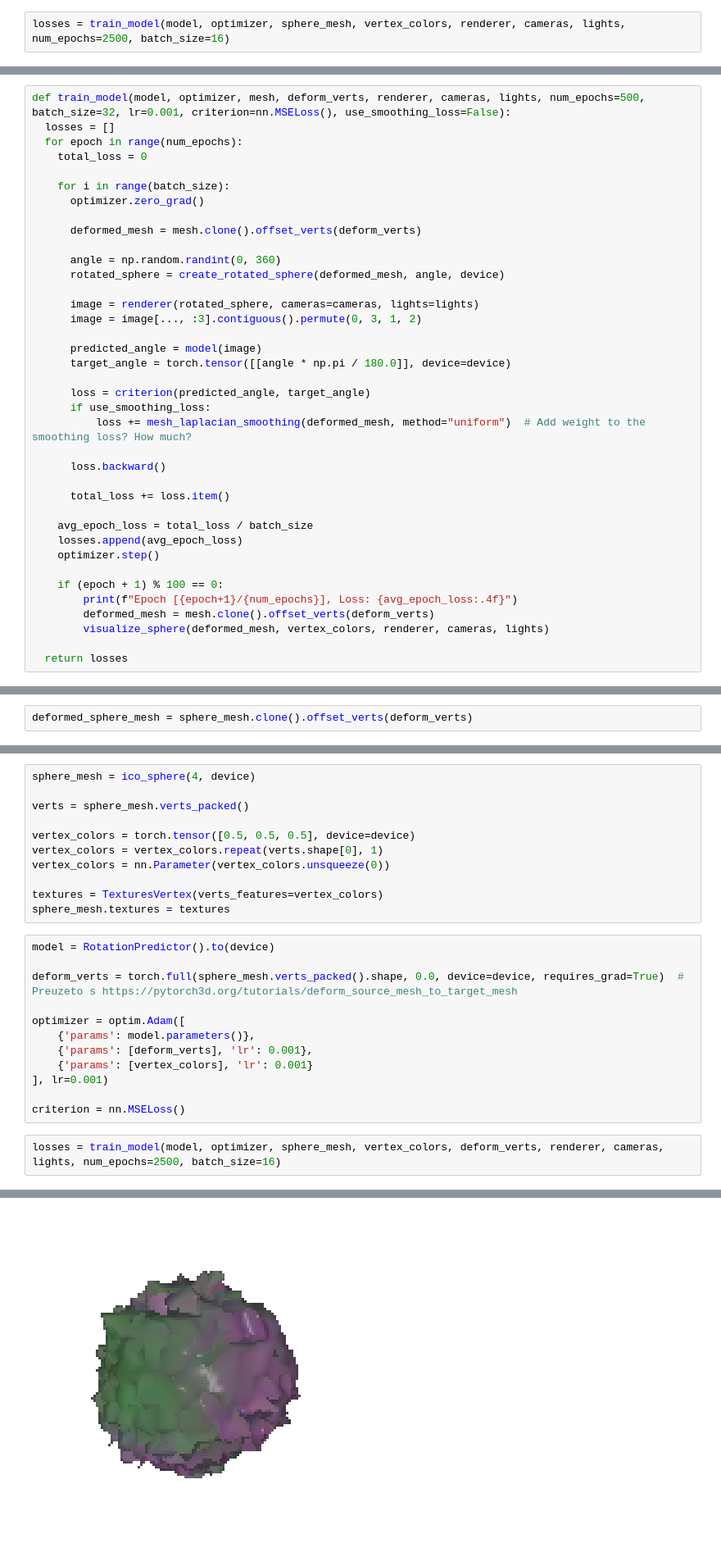
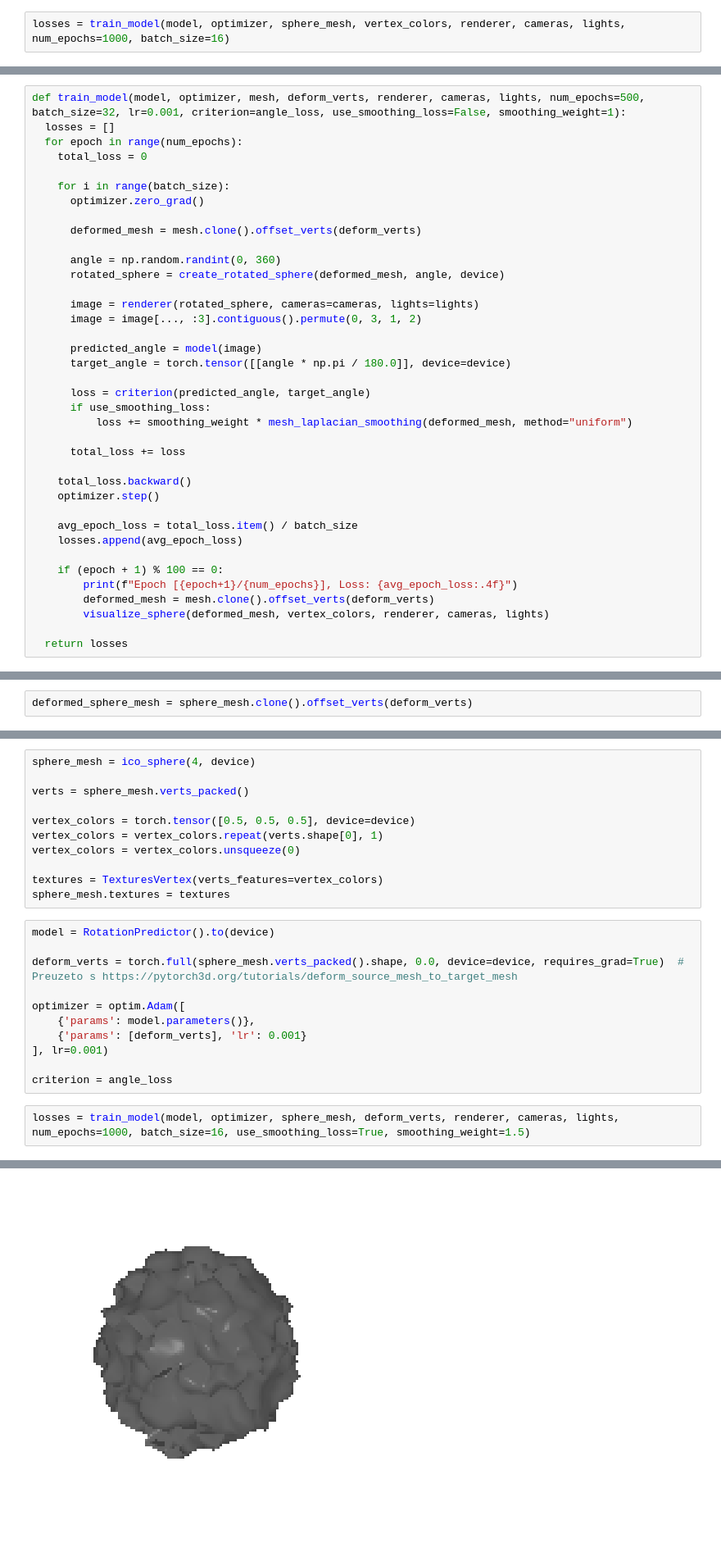
Before and after one commit to Jan-Celin/deep-learning-differentiable-rendering, a Jupyter notebook: rotation_predictor.ipynb, the cells around one changed output, grey strips where cells are left out. Shown at 82% size. Drawn from its saved outputs; the diff is of its cells as text.

```diff
--- a/rotation_predictor.ipynb
+++ b/rotation_predictor.ipynb
@@ -470,3 +496,3 @@ criterion = nn.MSELoss()
 # %%
-losses = train_model(model, optimizer, sphere_mesh, vertex_colors, renderer, cameras, lights, num_epochs=2500, batch_size=16)
+losses = train_model(model, optimizer, sphere_mesh, vertex_colors, renderer, cameras, lights, num_epochs=1000, batch_size=16)
 # %% [output]
@@ -502,5 +528,5 @@ Root mean squared error over 500 tests: 13.67 (degrees).
 # %%
-def train_model(model, optimizer, mesh, deform_verts, renderer, cameras, lights, num_epochs=500, batch_size=32, lr=0.001, criterion=nn.MSELoss(), use_smoothing_loss=False):
+def train_model(model, optimizer, mesh, deform_verts, renderer, cameras, lights, num_epochs=500, batch_size=32, lr=0.001, criterion=angle_loss, use_smoothing_loss=False, smoothing_weight=1):
   losses = []
   for epoch in range(num_epochs):
     total_loss = 0
@@ -521,15 +547,15 @@ def train_model(model, optimizer, mesh, deform_verts, renderer, cameras, lights,
 
       loss = criterion(predicted_angle, target_angle)
       if use_smoothing_loss:
-          loss += mesh_laplacian_smoothing(deformed_mesh, method="uniform")  # Add weight to the smoothing loss? How much?
+          loss += smoothing_weight * mesh_laplacian_smoothing(deformed_mesh, method="uniform")
 
-      loss.backward()
+      total_loss += loss
 
-      total_loss += loss.item()
+    total_loss.backward()
+    optimizer.step()
 
-    avg_epoch_loss = total_loss / batch_size
+    avg_epoch_loss = total_loss.item() / batch_size
     losses.append(avg_epoch_loss)
-    optimizer.step()
 
     if (epoch + 1) % 100 == 0:
         print(f"Epoch [{epoch+1}/{num_epochs}], Loss: {avg_epoch_loss:.4f}")
@@ -758,7 +740,7 @@ verts = sphere_mesh.verts_packed()
 
 vertex_colors = torch.tensor([0.5, 0.5, 0.5], device=device)
 vertex_colors = vertex_colors.repeat(verts.shape[0], 1)
-vertex_colors = nn.Parameter(vertex_colors.unsqueeze(0))
+vertex_colors = vertex_colors.unsqueeze(0)
 
 textures = TexturesVertex(verts_features=vertex_colors)
 sphere_mesh.textures = textures
@@ -769,11 +751,10 @@ deform_verts = torch.full(sphere_mesh.verts_packed().shape, 0.0, device=device,
 
 optimizer = optim.Adam([
     {'params': model.parameters()},
-    {'params': [deform_verts], 'lr': 0.001},
-    {'params': [vertex_colors], 'lr': 0.001}
+    {'params': [deform_verts], 'lr': 0.001}
 ], lr=0.001)
 
-criterion = nn.MSELoss()
+criterion = angle_loss
 # %%
-losses = train_model(model, optimizer, sphere_mesh, vertex_colors, deform_verts, renderer, cameras, lights, num_epochs=2500, batch_size=16)
+losses = train_model(model, optimizer, sphere_mesh, deform_verts, renderer, cameras, lights, num_epochs=1000, batch_size=16, use_smoothing_loss=True, smoothing_weight=1.5)
 # %% [output]
@@ -791 +772 @@ Epoch [600/2500], Loss: 0.5914
-[figure, old version]
+[figure, new version]
```
Also changed, not shown: parts of 69 cells of this notebook.
